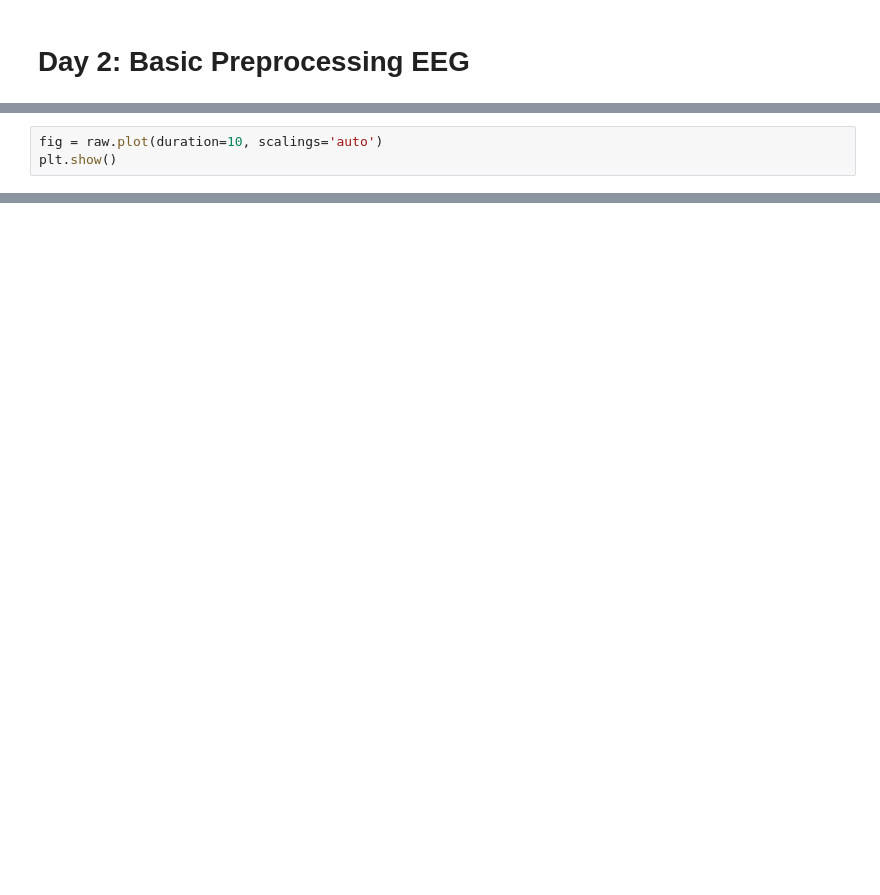
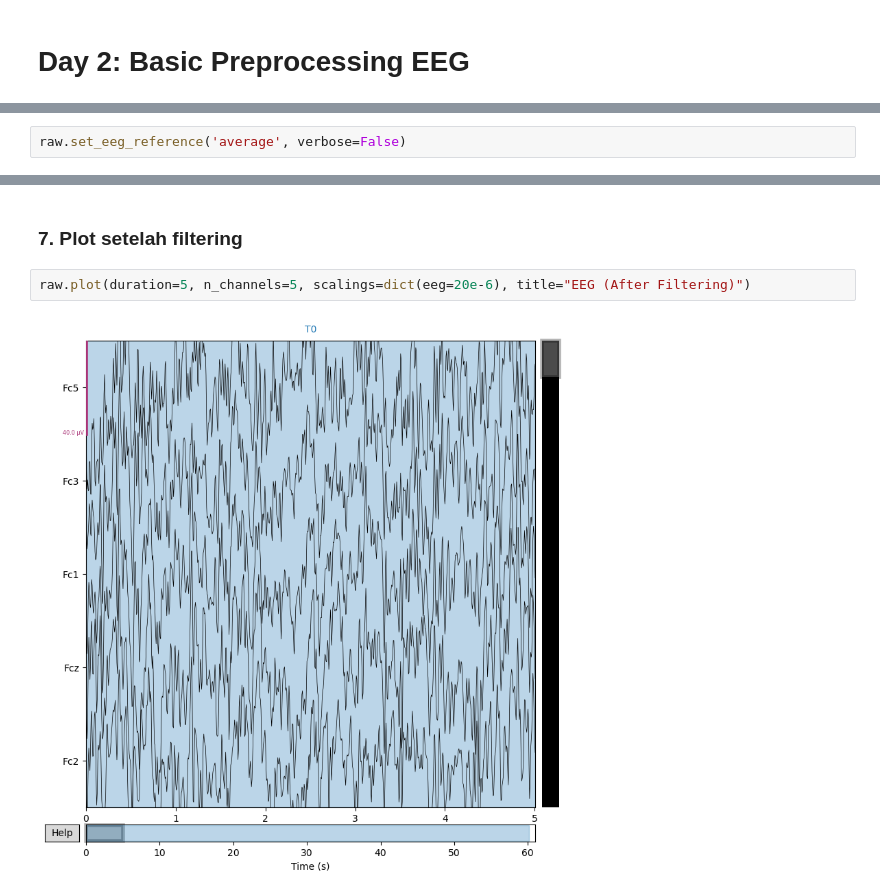
Before and after one commit to ihfadza/150-days-coding-neuroscience-challenge-syifani, a Jupyter notebook: day2-basic-preprocessing-eeg.ipynb, the cells around one changed output, grey strips where cells are left out. Saved outputs shown, nothing was run; the diff lists cells and outputs as text; blank space fills up the shorter version.

```diff
--- a/day2-basic-preprocessing-eeg.ipynb
+++ b/day2-basic-preprocessing-eeg.ipynb
@@ -49,4 +65,3 @@ Sampling rate: 160.0 Hz
 # %%
-fig = raw.plot(duration=10, scalings='auto')
-plt.show()
+raw.set_eeg_reference('average', verbose=False)
 # %% [output]
@@ -65,0 +127,6 @@ raw.plot(duration=1, picks=[c3_name])
+# %% [markdown]
+### 7. Plot setelah filtering
+# %%
+raw.plot(duration=5, n_channels=5, scalings=dict(eeg=20e-6), title="EEG (After Filtering)")
+# %% [output]
+[figure, added]
```
Also changed, not shown: parts of 21 cells of this notebook.
